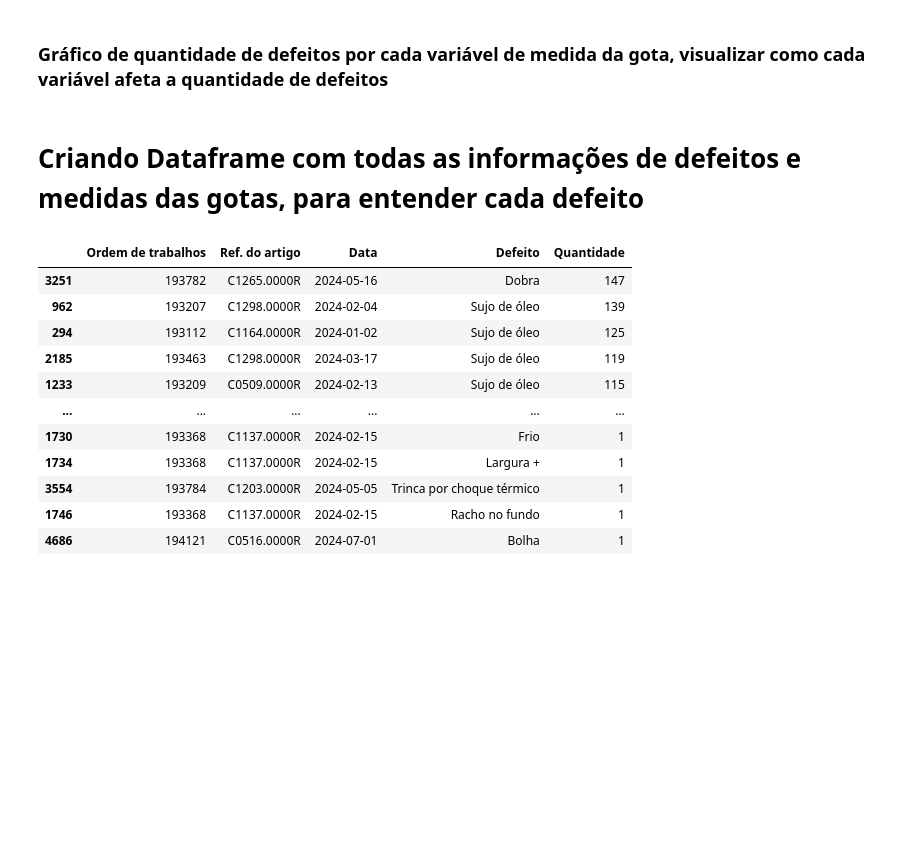
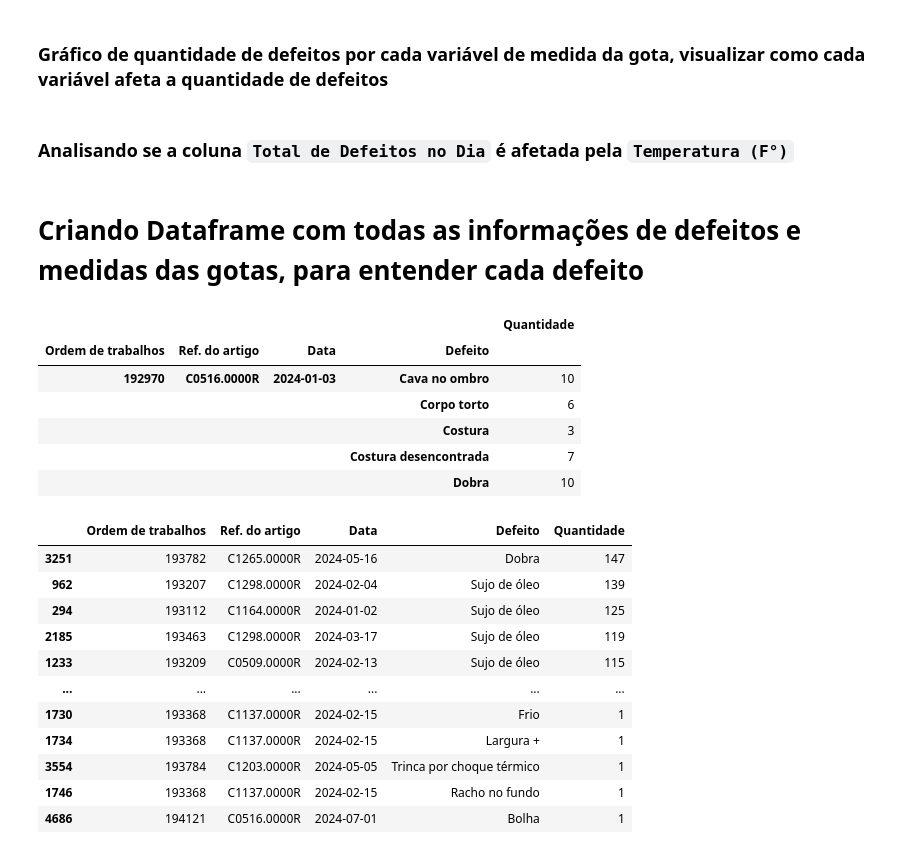
Before and after one commit to lucasz-g/Analise-Gotas, a Jupyter notebook: analises/analise_defeitos.ipynb, the cells around one changed output. Drawn from its saved outputs; the diff is of its cells as text; code cells hidden in the pictures; blank space fills up the shorter version.

```diff
--- a/analises/analise_defeitos.ipynb
+++ b/analises/analise_defeitos.ipynb
@@ -637 +645,3 @@ for var in variaveis:
     fig.show()
+# %% [markdown]
+### Analisando se a coluna `Total de Defeitos no Dia` é afetada pela `Temperatura (F°)`
@@ -638,5 +662,15 @@ for var in variaveis:
 # %% [markdown]
 # Criando Dataframe com todas as informações de defeitos e medidas das gotas, para entender cada defeito
+# %%
+frequencia_defeitos.head()
+# %% [output]
+|  |  |  |  | Quantidade |
+| Ordem de trabalhos | Ref. do artigo | Data | Defeito |  |
+| 192970 | C0516.0000R | 2024-01-03 | Cava no ombro | 10 |
+|  |  |  | Corpo torto | 6 |
+|  |  |  | Costura | 3 |
+|  |  |  | Costura desencontrada | 7 |
+|  |  |  | Dobra | 10 |
 # %%
 frequencia_defeitos_reset.sort_values('Quantidade', ascending=False)
 # %% [output]
```
Also changed, not shown: parts of 6 cells of this notebook, 3 other files.
